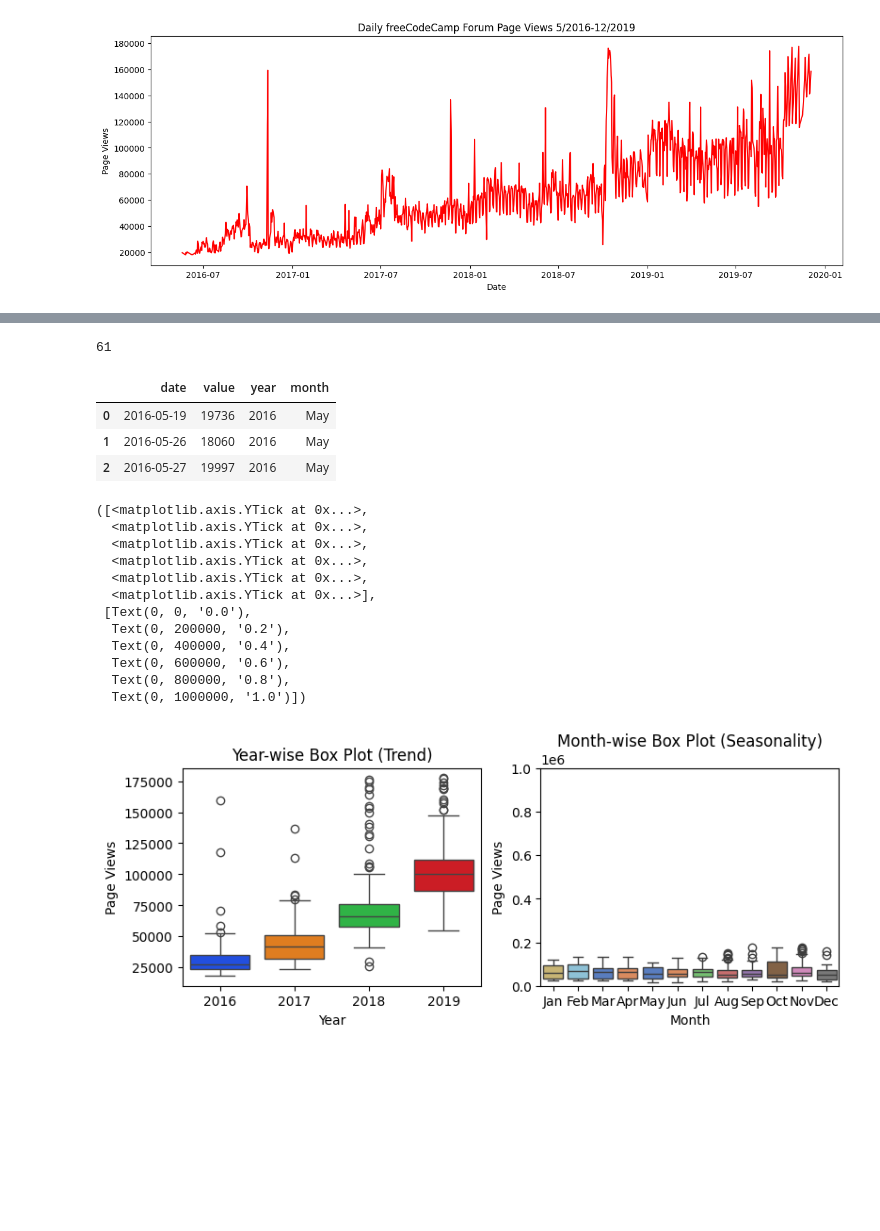
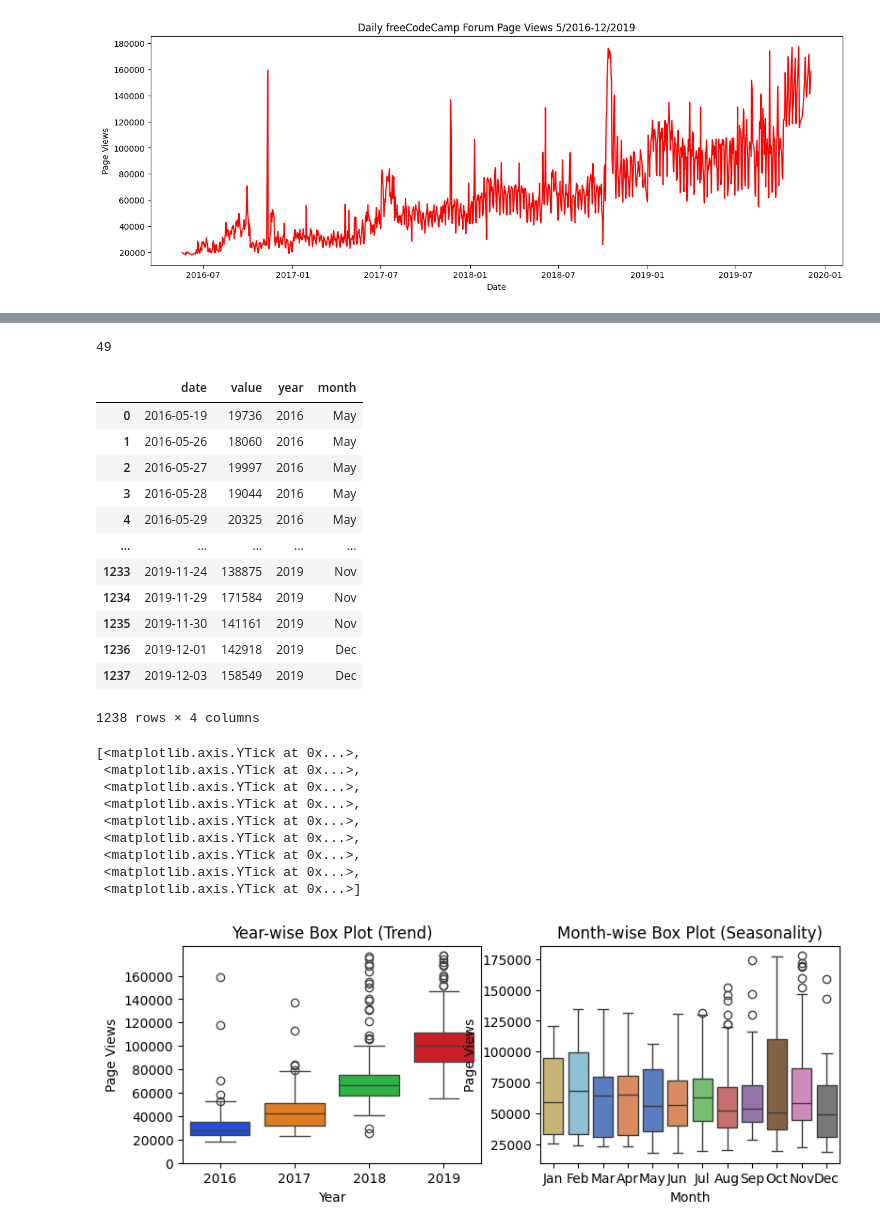
Before and after one commit to Daroch/boilerplate-page-view-time-series-visualizer, a Jupyter notebook: time_series.ipynb, the cells around one changed output, grey strips where cells are left out. Cells and saved outputs as stored; diff of their text form; code cells hidden in the pictures; blank space fills up the shorter version.

```diff
--- a/time_series.ipynb
+++ b/time_series.ipynb
@@ -113,42 +81,48 @@ g = ax.figure
 # %%
-actual = len([rect for rect in ax.get_children() if isinstance(rect, mpl.patches.Rectangle)])
+actual = len([rect for rect in fig.axes[0].get_children() if isinstance(rect, mpl.patches.Rectangle)])
 print(actual)
 # %% [output]
-61
+49
 # %%
 # Prepare data for box plots (this part is done!)
 df_box = df_clean.copy()
 df_box.reset_index(inplace=True)
 df_box['year'] = [d.year for d in df_box.date]
 df_box['month'] = [d.strftime('%b') for d in df_box.date]
-df_box.head(3)
+df_box
 # %% [output]
 |  | date | value | year | month |
 | 0 | 2016-05-19 | 19736 | 2016 | May |
 | 1 | 2016-05-26 | 18060 | 2016 | May |
 | 2 | 2016-05-27 | 19997 | 2016 | May |
+| 3 | 2016-05-28 | 19044 | 2016 | May |
+| 4 | 2016-05-29 | 20325 | 2016 | May |
+| ... | ... | ... | ... | ... |
+| 1233 | 2019-11-24 | 138875 | 2019 | Nov |
+| 1234 | 2019-11-29 | 171584 | 2019 | Nov |
+| 1235 | 2019-11-30 | 141161 | 2019 | Nov |
+| 1236 | 2019-12-01 | 142918 | 2019 | Dec |
+| 1237 | 2019-12-03 | 158549 | 2019 | Dec |
+1238 rows × 4 columns
 # %%
 fig, axs = plt.subplots(1, 2, figsize=(9,3))  # a figure with a single Axes
 axs[0].set_title('Year-wise Box Plot (Trend)')
 axs[1].set_title('Month-wise Box Plot (Seasonality)')
-fig = sns.boxplot(x=df_box['year'], hue=df_box['year'],legend=False, y=df_box['value'], ax=axs[0],palette='bright',)
-fig = sns.boxplot(x=df_box['month'], hue=df_box['month'], legend=False, y=df_box['value'], ax=axs[1], palette='muted',order=['Jan','Feb','Mar','Apr','May','Jun','Jul','Aug','Sep','Oct','Nov','Dec'])
+axs[0] = sns.boxplot(x=df_box['year'], hue=df_box['year'],legend=False, y=df_box['value'], ax=axs[0],palette='bright',)
+axs[1] = sns.boxplot(x=df_box['month'], hue=df_box['month'], legend=False, y=df_box['value'], ax=axs[1], palette='muted',order=['Jan','Feb','Mar','Apr','May','Jun','Jul','Aug','Sep','Oct','Nov','Dec'])
 axs[0].set_xlabel('Year')
 axs[0].set_ylabel('Page Views')
 axs[1].set_xlabel('Month')
 axs[1].set_ylabel('Page Views')
-axs[0].yticks([0, 200000, 400000, 600000, 800000, 1000000])
+axs[0].set_yticks([0,20000,40000,60000,80000,100000,120000,140000,16000,180000,200000])
 # %% [output]
-([<matplotlib.axis.YTick at 0x...>,
-  <matplotlib.axis.YTick at 0x...>,
-  <matplotlib.axis.YTick at 0x...>,
-  <matplotlib.axis.YTick at 0x...>,
-  <matplotlib.axis.YTick at 0x...>,
-  <matplotlib.axis.YTick at 0x...>],
- [Text(0, 0, '0.0'),
-  Text(0, 200000, '0.2'),
-  Text(0, 400000, '0.4'),
-  Text(0, 600000, '0.6'),
-  Text(0, 800000, '0.8'),
-  Text(0, 1000000, '1.0')])
+[<matplotlib.axis.YTick at 0x...>,
+ <matplotlib.axis.YTick at 0x...>,
+ <matplotlib.axis.YTick at 0x...>,
+ <matplotlib.axis.YTick at 0x...>,
+ <matplotlib.axis.YTick at 0x...>,
+ <matplotlib.axis.YTick at 0x...>,
+ <matplotlib.axis.YTick at 0x...>,
+ <matplotlib.axis.YTick at 0x...>,
+ <matplotlib.axis.YTick at 0x...>]
-[figure, old version]
+[figure, new version]
```
Also changed, not shown: parts of 5 cells of this notebook, 5 other files.
